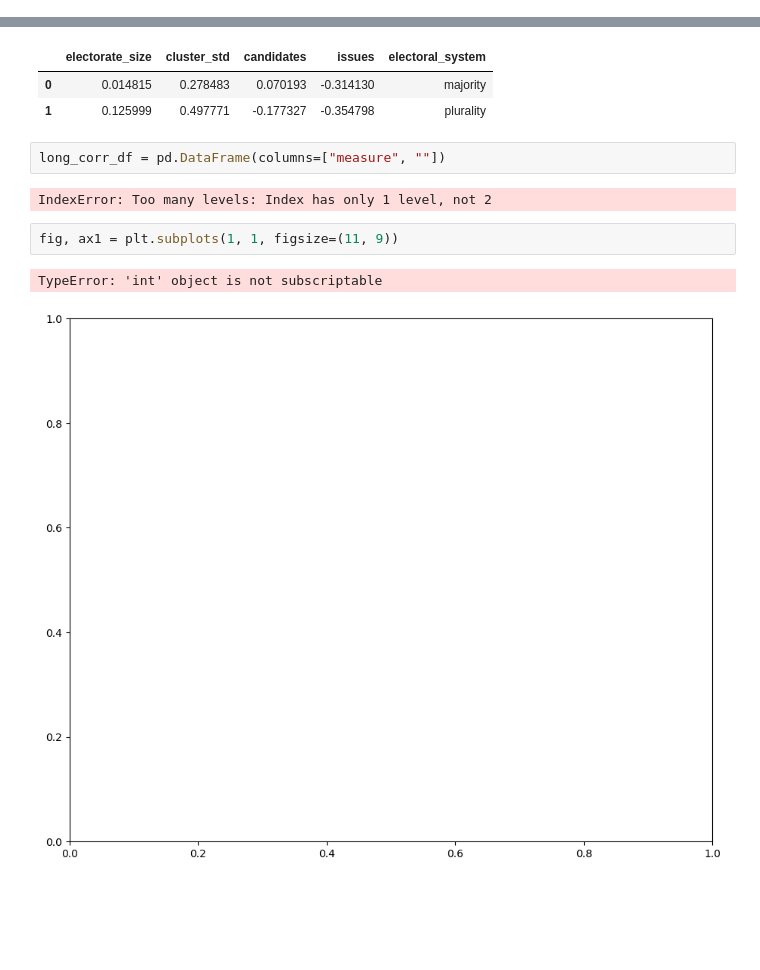
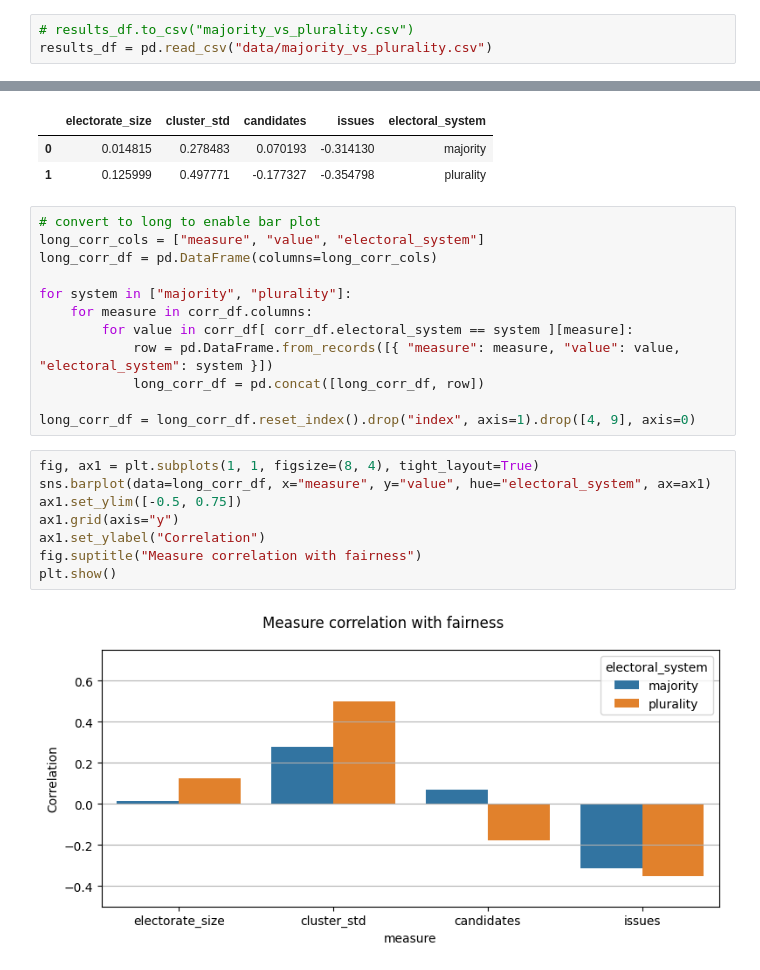
Before and after one commit to Expan75/complex-simulation-project, a Jupyter notebook: experiments.ipynb, the cells around one changed output, grey strips where cells are left out. Cells and saved outputs as stored; diff of their text form; blank space fills up the shorter version.

```diff
--- a/experiments.ipynb
+++ b/experiments.ipynb
@@ -159,3 +159,6 @@ results_df.to_csv("majority_vs_plurality.csv")
+# %%
+# results_df.to_csv("majority_vs_plurality.csv")
+results_df = pd.read_csv("data/majority_vs_plurality.csv")
 # %% [markdown]
 # Investigation of fairness between majority and pluralism
 # %%
@@ -178,12 +181,25 @@ corr_df
 |  | electorate_size | cluster_std | candidates | issues | electoral_system |
 | 0 | 0.014815 | 0.278483 | 0.070193 | -0.314130 | majority |
 | 1 | 0.125999 | 0.497771 | -0.177327 | -0.354798 | plurality |
-# %%
-long_corr_df = pd.DataFrame(columns=["measure", ""])
-# %% [output]
-IndexError: Too many levels: Index has only 1 level, not 2
-# %%
-fig, ax1 = plt.subplots(1, 1, figsize=(11, 9))
-# %% [output]
-TypeError: 'int' object is not subscriptable
-[figure, removed]
+# %%
+# convert to long to enable bar plot
+long_corr_cols = ["measure", "value", "electoral_system"]
+long_corr_df = pd.DataFrame(columns=long_corr_cols)
+
+for system in ["majority", "plurality"]:
+    for measure in corr_df.columns:
+        for value in corr_df[ corr_df.electoral_system == system ][measure]:
+            row = pd.DataFrame.from_records([{ "measure": measure, "value": value, "electoral_system": system }])
+            long_corr_df = pd.concat([long_corr_df, row])
+
+long_corr_df = long_corr_df.reset_index().drop("index", axis=1).drop([4, 9], axis=0)
+# %%
+fig, ax1 = plt.subplots(1, 1, figsize=(8, 4), tight_layout=True)
+sns.barplot(data=long_corr_df, x="measure", y="value", hue="electoral_system", ax=ax1)
+ax1.set_ylim([-0.5, 0.75])
+ax1.grid(axis="y")
+ax1.set_ylabel("Correlation")
+fig.suptitle("Measure correlation with fairness")
+plt.show()
+# %% [output]
+[figure, added]
```
Also changed, not shown: parts of 2 cells of this notebook.
